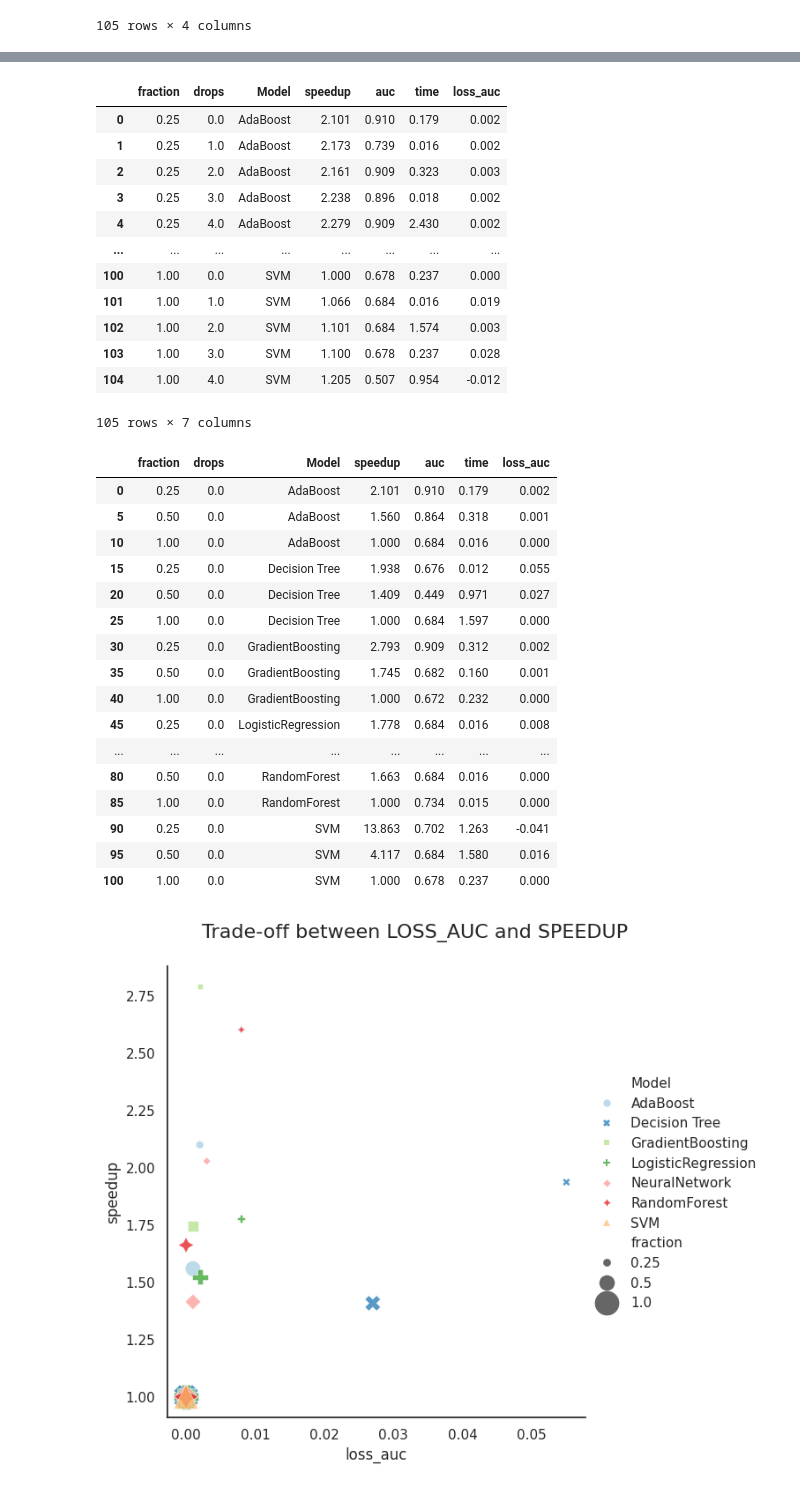
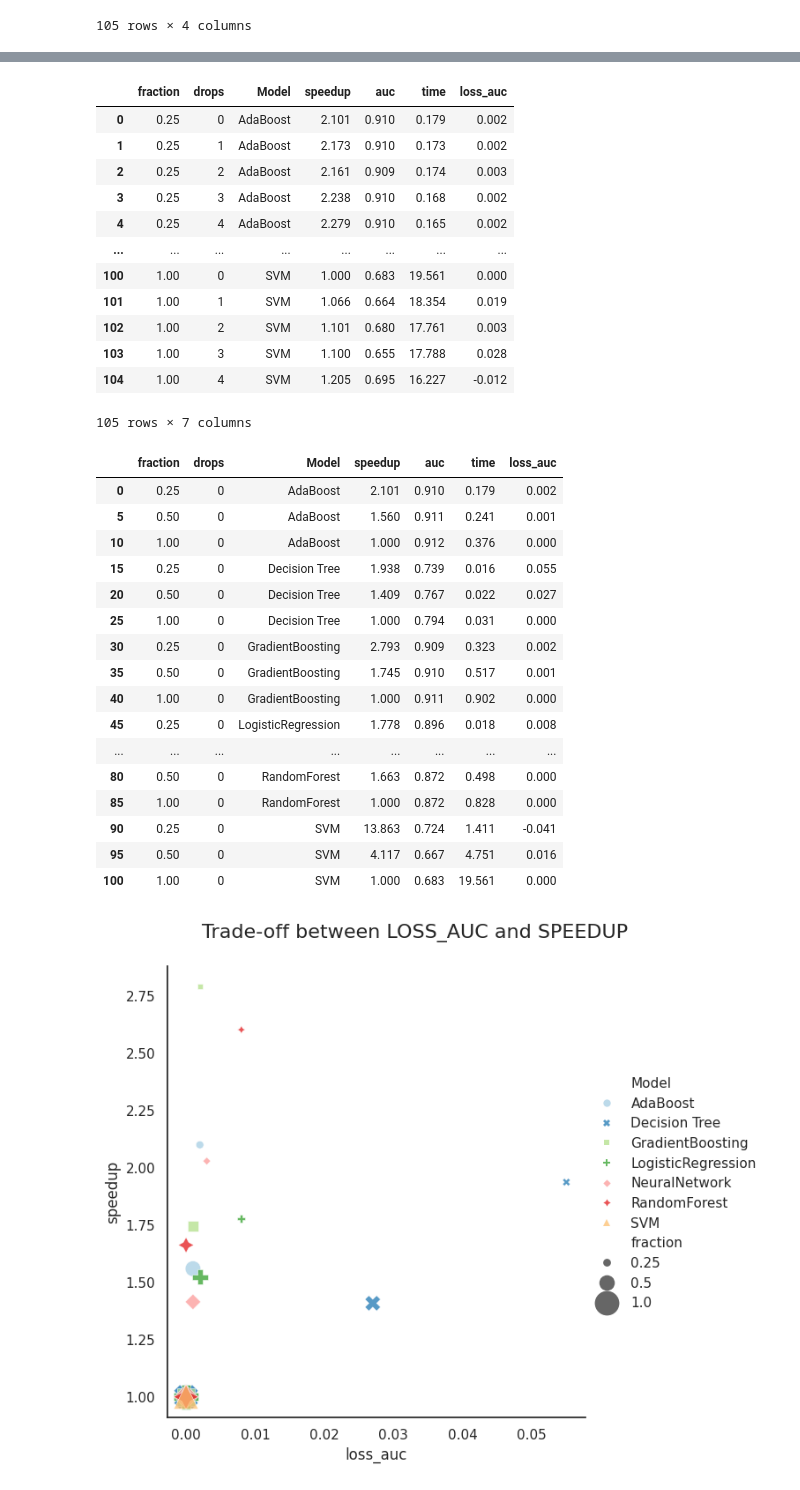
Before and after one commit to athyrson06/MO652-Final-Project, a Jupyter notebook: results/grid_search_results/notebook final.ipynb, the cells around one changed output, grey strips where cells are left out. Drawn from its saved outputs; the diff is of its cells as text; code cells hidden in the pictures.

```diff
--- a/results/grid_search_results/notebook final.ipynb
+++ b/results/grid_search_results/notebook final.ipynb
@@ -111,6 +97,7 @@ loss_auc = df_auc.loc[(1,0,0)] - df_auc
 loss_auc = loss_auc.round(3).droplevel(2)
 loss_auc = loss_auc.T.droplevel(0).T
 loss_auc = loss_auc.melt(value_name='loss_auc', ignore_index=False).reset_index()
+df_auc = df_auc.droplevel(2).T.droplevel(0).T.melt(value_name='auc', ignore_index=False).reset_index()
 loss_auc
 # %% [output]
 |  | fraction | drops | Model | loss_auc |
@@ -132,6 +119,7 @@ speedup_df = df_time.loc[(1,0,0)]/df_time
 speedup_df = speedup_df.round(3).droplevel(2)
 speedup_df = speedup_df.T.droplevel(0).T
 speedup_df = speedup_df.melt(value_name='speedup', ignore_index=False).reset_index()
+df_time = df_time.droplevel(2).T.droplevel(0).T.melt(value_name='time', ignore_index=False).reset_index()
 speedup_df
 # %% [output]
 |  | fraction | drops | Model | speedup |
@@ -150,40 +154,40 @@ speedup_df
 # %%
-data = pd.concat([speedup_df, auc_df.auc, time_df.time, loss_auc.loss_auc], axis=1).dropna()#.query('speedup == 1 and loss_auc==0 ')
+data = pd.concat([speedup_df, df_auc.auc, df_time.time, loss_auc.loss_auc], axis=1)#.query('speedup == 1 and loss_auc==0 ')
 data
 # %% [output]
 |  | fraction | drops | Model | speedup | auc | time | loss_auc |
-| 0 | 0.25 | 0.0 | AdaBoost | 2.101 | 0.910 | 0.179 | 0.002 |
-| 1 | 0.25 | 1.0 | AdaBoost | 2.173 | 0.739 | 0.016 | 0.002 |
-| 2 | 0.25 | 2.0 | AdaBoost | 2.161 | 0.909 | 0.323 | 0.003 |
-| 3 | 0.25 | 3.0 | AdaBoost | 2.238 | 0.896 | 0.018 | 0.002 |
-| 4 | 0.25 | 4.0 | AdaBoost | 2.279 | 0.909 | 2.430 | 0.002 |
+| 0 | 0.25 | 0 | AdaBoost | 2.101 | 0.910 | 0.179 | 0.002 |
+| 1 | 0.25 | 1 | AdaBoost | 2.173 | 0.910 | 0.173 | 0.002 |
+| 2 | 0.25 | 2 | AdaBoost | 2.161 | 0.909 | 0.174 | 0.003 |
+| 3 | 0.25 | 3 | AdaBoost | 2.238 | 0.910 | 0.168 | 0.002 |
+| 4 | 0.25 | 4 | AdaBoost | 2.279 | 0.910 | 0.165 | 0.002 |
 | ... | ... | ... | ... | ... | ... | ... | ... |
-| 100 | 1.00 | 0.0 | SVM | 1.000 | 0.678 | 0.237 | 0.000 |
-| 101 | 1.00 | 1.0 | SVM | 1.066 | 0.684 | 0.016 | 0.019 |
-| 102 | 1.00 | 2.0 | SVM | 1.101 | 0.684 | 1.574 | 0.003 |
-| 103 | 1.00 | 3.0 | SVM | 1.100 | 0.678 | 0.237 | 0.028 |
-| 104 | 1.00 | 4.0 | SVM | 1.205 | 0.507 | 0.954 | -0.012 |
+| 100 | 1.00 | 0 | SVM | 1.000 | 0.683 | 19.561 | 0.000 |
+| 101 | 1.00 | 1 | SVM | 1.066 | 0.664 | 18.354 | 0.019 |
+| 102 | 1.00 | 2 | SVM | 1.101 | 0.680 | 17.761 | 0.003 |
+| 103 | 1.00 | 3 | SVM | 1.100 | 0.655 | 17.788 | 0.028 |
+| 104 | 1.00 | 4 | SVM | 1.205 | 0.695 | 16.227 | -0.012 |
 105 rows × 7 columns
 # %%
 data.query("drops == 0")
 # %% [output]
 |  | fraction | drops | Model | speedup | auc | time | loss_auc |
-| 0 | 0.25 | 0.0 | AdaBoost | 2.101 | 0.910 | 0.179 | 0.002 |
-| 5 | 0.50 | 0.0 | AdaBoost | 1.560 | 0.864 | 0.318 | 0.001 |
-| 10 | 1.00 | 0.0 | AdaBoost | 1.000 | 0.684 | 0.016 | 0.000 |
-| 15 | 0.25 | 0.0 | Decision Tree | 1.938 | 0.676 | 0.012 | 0.055 |
-| 20 | 0.50 | 0.0 | Decision Tree | 1.409 | 0.449 | 0.971 | 0.027 |
-| 25 | 1.00 | 0.0 | Decision Tree | 1.000 | 0.684 | 1.597 | 0.000 |
-| 30 | 0.25 | 0.0 | GradientBoosting | 2.793 | 0.909 | 0.312 | 0.002 |
-| 35 | 0.50 | 0.0 | GradientBoosting | 1.745 | 0.682 | 0.160 | 0.001 |
-| 40 | 1.00 | 0.0 | GradientBoosting | 1.000 | 0.672 | 0.232 | 0.000 |
-| 45 | 0.25 | 0.0 | LogisticRegression | 1.778 | 0.684 | 0.016 | 0.008 |
+| 0 | 0.25 | 0 | AdaBoost | 2.101 | 0.910 | 0.179 | 0.002 |
+| 5 | 0.50 | 0 | AdaBoost | 1.560 | 0.911 | 0.241 | 0.001 |
+| 10 | 1.00 | 0 | AdaBoost | 1.000 | 0.912 | 0.376 | 0.000 |
+| 15 | 0.25 | 0 | Decision Tree | 1.938 | 0.739 | 0.016 | 0.055 |
+| 20 | 0.50 | 0 | Decision Tree | 1.409 | 0.767 | 0.022 | 0.027 |
+| 25 | 1.00 | 0 | Decision Tree | 1.000 | 0.794 | 0.031 | 0.000 |
+| 30 | 0.25 | 0 | GradientBoosting | 2.793 | 0.909 | 0.323 | 0.002 |
+| 35 | 0.50 | 0 | GradientBoosting | 1.745 | 0.910 | 0.517 | 0.001 |
+| 40 | 1.00 | 0 | GradientBoosting | 1.000 | 0.911 | 0.902 | 0.000 |
+| 45 | 0.25 | 0 | LogisticRegression | 1.778 | 0.896 | 0.018 | 0.008 |
 | ... | ... | ... | ... | ... | ... | ... | ... |
-| 80 | 0.50 | 0.0 | RandomForest | 1.663 | 0.684 | 0.016 | 0.000 |
-| 85 | 1.00 | 0.0 | RandomForest | 1.000 | 0.734 | 0.015 | 0.000 |
-| 90 | 0.25 | 0.0 | SVM | 13.863 | 0.702 | 1.263 | -0.041 |
-| 95 | 0.50 | 0.0 | SVM | 4.117 | 0.684 | 1.580 | 0.016 |
-| 100 | 1.00 | 0.0 | SVM | 1.000 | 0.678 | 0.237 | 0.000 |
+| 80 | 0.50 | 0 | RandomForest | 1.663 | 0.872 | 0.498 | 0.000 |
+| 85 | 1.00 | 0 | RandomForest | 1.000 | 0.872 | 0.828 | 0.000 |
+| 90 | 0.25 | 0 | SVM | 13.863 | 0.724 | 1.411 | -0.041 |
+| 95 | 0.50 | 0 | SVM | 4.117 | 0.667 | 4.751 | 0.016 |
+| 100 | 1.00 | 0 | SVM | 1.000 | 0.683 | 19.561 | 0.000 |
 # %%
 from matplotlib.ticker import MaxNLocator
 sns.set_theme(style="white")
```
Also changed, not shown: parts of 5 cells of this notebook, 13 other files.
